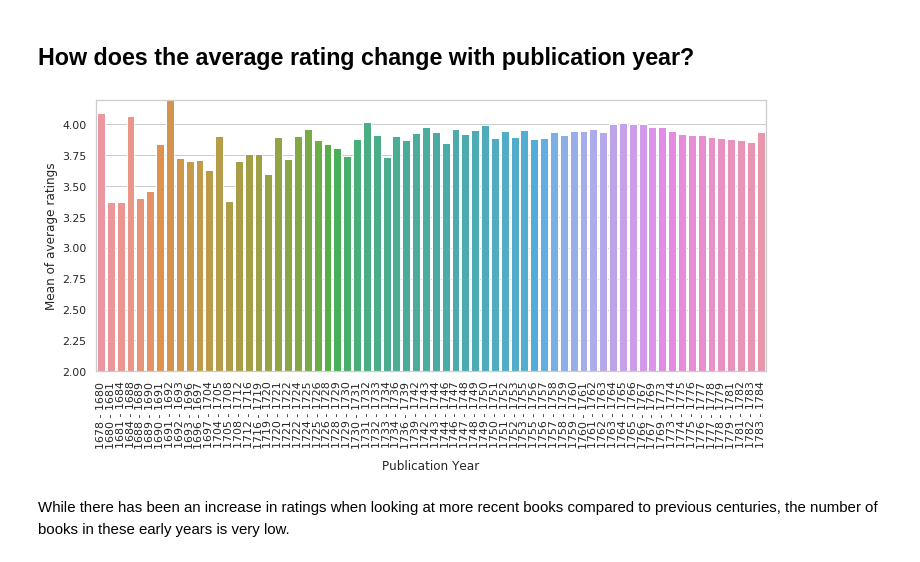
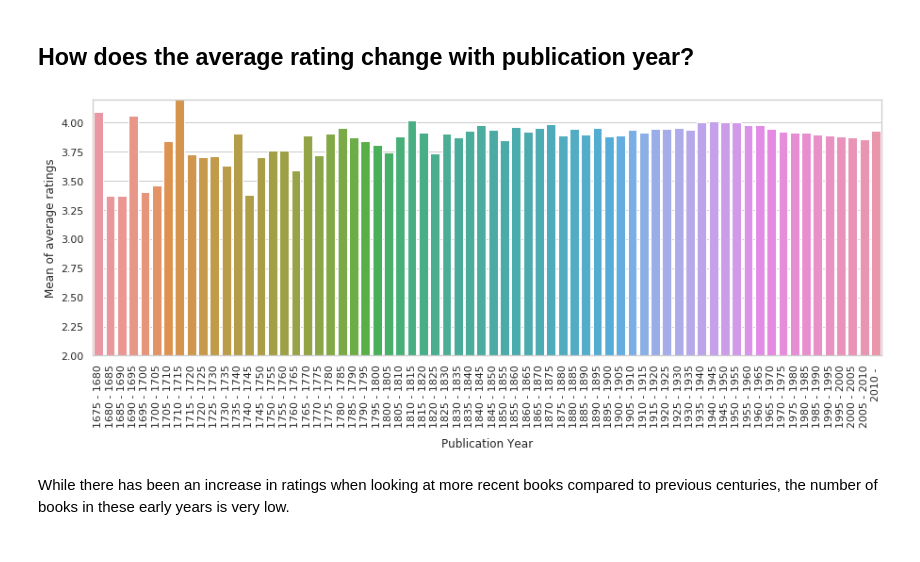
Before and after one commit to EmmaKLofthouse/Book-Analysis-and-Recommender, a Jupyter notebook: Goodreads.ipynb, the cells around one changed output. Drawn from its saved outputs; the diff is of its cells as text; code cells hidden in the pictures.

Commit message:
fixing bug in plot label

```diff
--- a/Goodreads.ipynb
+++ b/Goodreads.ipynb
@@ -442,18 +442,19 @@ The average rating looks relatively consistent across the years. Is this true fo
 # %%
 df_rating_5year = df.groupby((df['year']//5)*5)['avg_rating'].agg(['mean'])
 df_rating_5year = df_rating_5year[df_rating_5year.index <= 2010] #because there are few books in our dataset after this
 
-fig,ax = plt.subplots(figsize = (12,5))
+fig,ax = plt.subplots(figsize = (15,5))
 sns.barplot(data=df_rating_5year,x=df_rating_5year.index, y="mean",ax=ax)
 plt.ylabel("Mean of average ratings")
 plt.xlabel("Publication Year")
 plt.xticks(rotation=90)
-years = list(df_rating_year.index)
+
+years = list(df_rating_5year.index)
 labels = [f"  {start} - {end}" for start, end in zip(years, years[1:] + [''])]
 ax.set_xticklabels(labels);
 ax.set_ylim(2,4.2);
 # %% [output]
-[figure, old version]
+[figure, new version]
 # %% [markdown]
 While there has been an increase in ratings when looking at more recent books compared to previous centuries, the number of books in these early years is very low.
 # %% [markdown]
```
Also changed, not shown: parts of 1 cell of this notebook.
